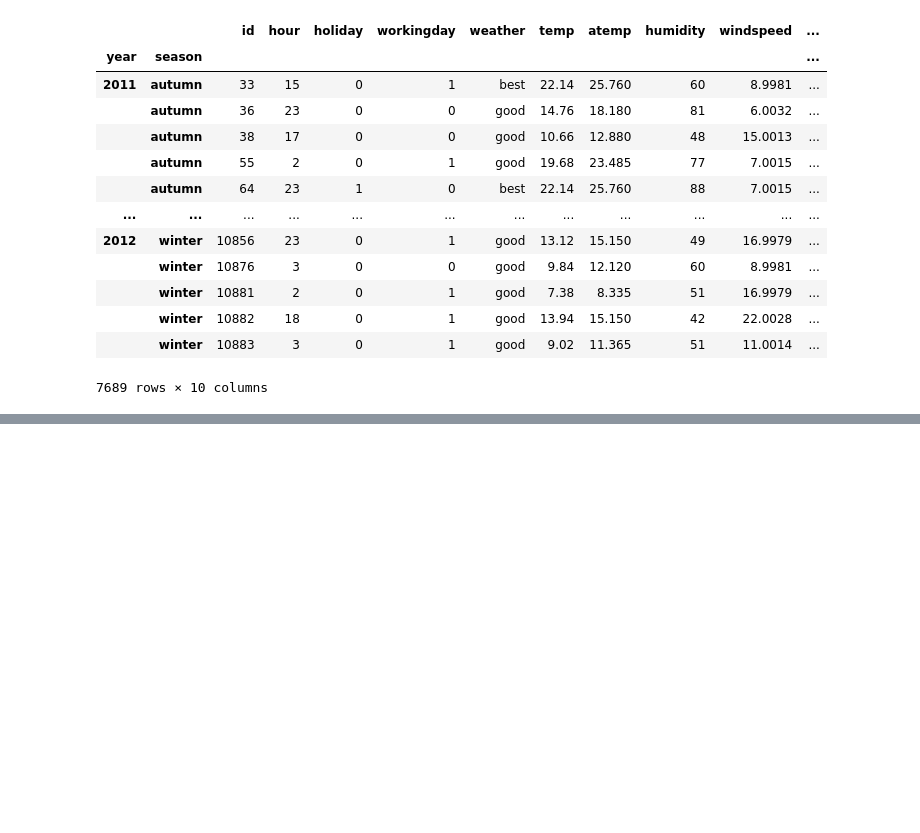
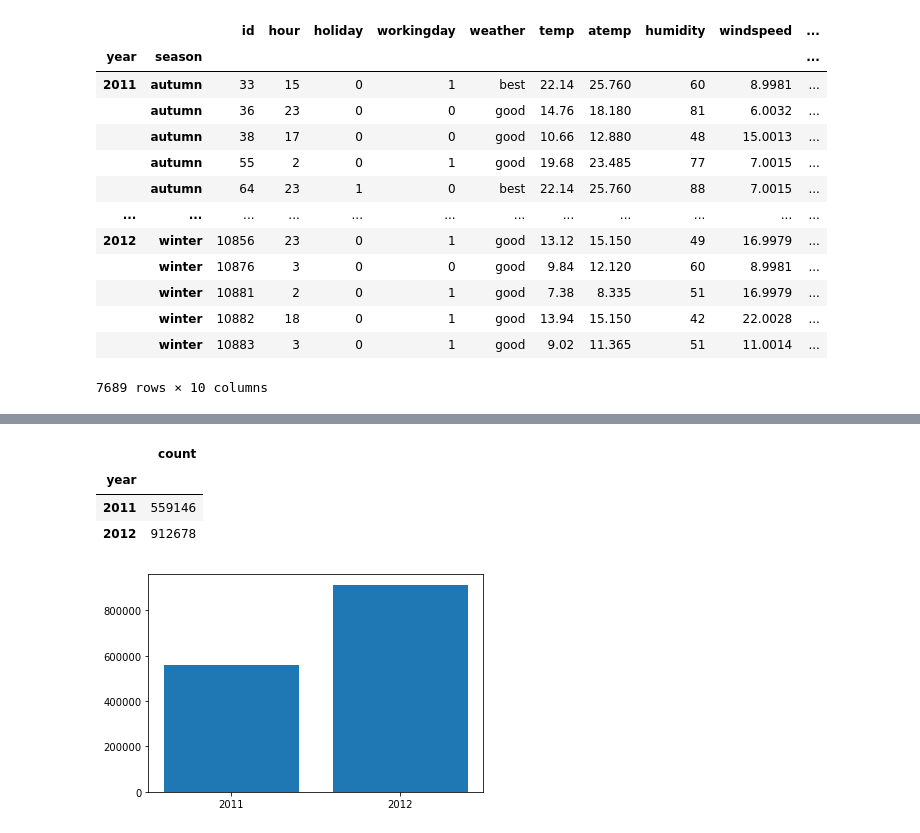
Before and after one commit to anyafrydrych/UCDPA_AnnaKleynhans, a Jupyter notebook: UCDPA_AnnaKleynhans.ipynb, the cells around one changed output, grey strips where cells are left out. Saved outputs shown, nothing was run; the diff lists cells and outputs as text; code cells hidden in the pictures; blank space fills up the shorter version.

```diff
--- a/UCDPA_AnnaKleynhans.ipynb
+++ b/UCDPA_AnnaKleynhans.ipynb
@@ -381,0 +365,16 @@ pd.DataFrame(first_5_rentals)
+# %%
+# Visualisation - Group and Count by year
+uci_bike_rentals.groupby(['year'])[['count']].sum()
+# %% [output]
+|  | count |
+| year |  |
+| 2011 | 559146 |
+| 2012 | 912678 |
+# %%
+# Create a list for Year and Bike Count to visualise as bar chart - Understand bikes rented in each year
+year = ['2011', '2012']
+bike_count = [559146,912678]
+plt.bar(year, bike_count)
+plt.show()
+# %% [output]
+[figure, added]
```
Also changed, not shown: parts of 20 cells of this notebook.
